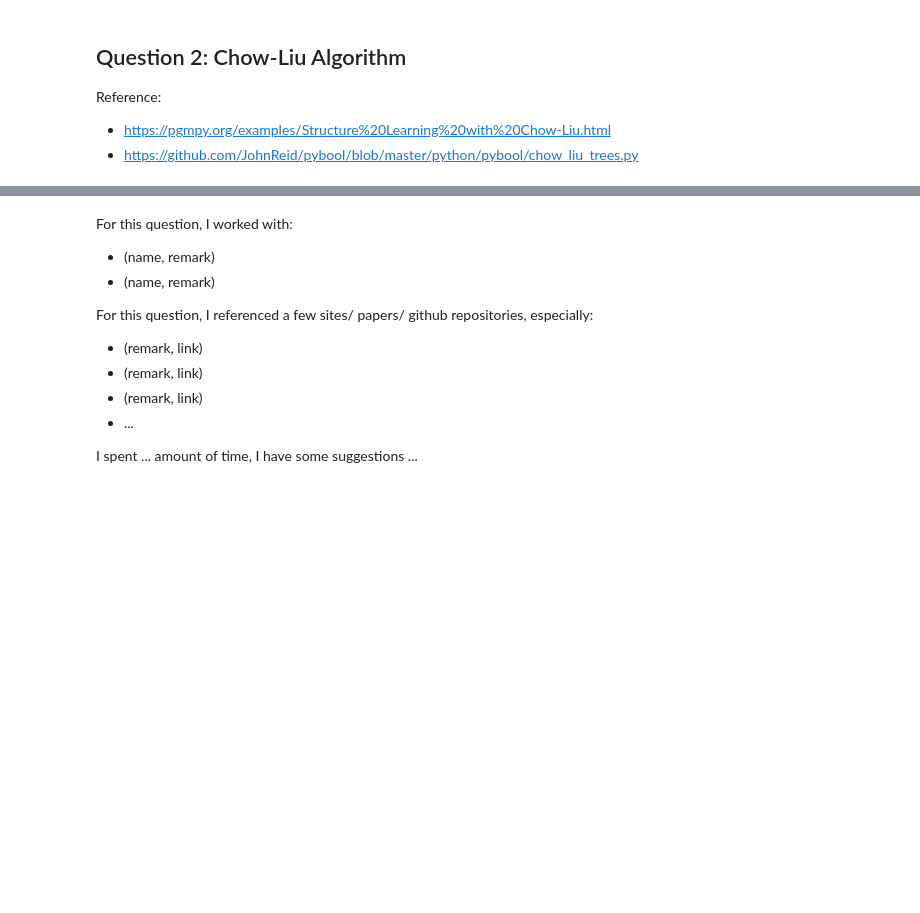
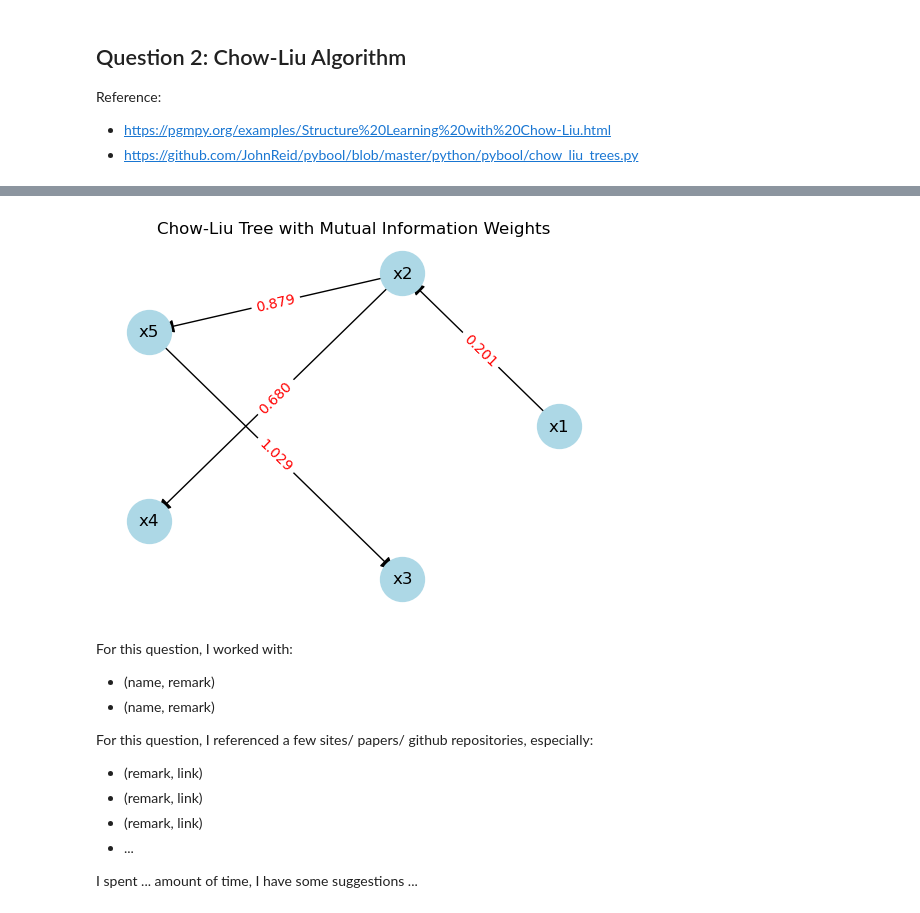
Before and after one commit to jinyi12/ECE689_Adv_DL_Sp2025, a Jupyter notebook: HW2/HW2_2025-1.ipynb, the cells around one changed output, grey strips where cells are left out. Saved outputs shown, nothing was run; the diff lists cells and outputs as text; code cells hidden in the pictures; blank space fills up the shorter version.

```diff
--- a/HW2/HW2_2025-1.ipynb
+++ b/HW2/HW2_2025-1.ipynb
@@ -121,0 +621,75 @@ Reference:
+# %%
+# compare with pgmpy implementation
+import pandas as pd
+from pgmpy.estimators import TreeSearch
+from sklearn.feature_selection import mutual_info_regression
+# samples df
+samples_df = pd.DataFrame(samples.numpy(), columns=['x1', 'x2', 'x3', 'x4', 'x5'])
+
+print(samples_df.head())
+
+# assert same
+assert (samples_df.values == samples.numpy()).all()
+
+def mutual_info_wrapper(x, y):
+    # If x is a Series, convert it to a DataFrame
+    if isinstance(x, pd.Series):
+        x = x.to_frame()
+    # mutual_info_regression expects X as 2D and y as 1D
+    # Note: mutual_info_regression returns an array, so take the first element for a single feature.
+    return mutual_info_regression(x, y)[0]
+
+est = TreeSearch(samples_df, root_node='x1')
+weights = est._get_weights(data=samples_df, edge_weights_fn=mutual_info_wrapper)
+model = est.estimate(estimator_type='chow-liu', edge_weights_fn=mutual_info_wrapper)
+
+# Let's use a circular layout to help ensure that node positions are well separated.
+pos = nx.circular_layout(model)
+
+# Optionally, filter out any edges connecting nodes with nearly identical positions.
+filtered_edges = []
+for u, v in model.edges():
+    if not np.allclose(pos[u], pos[v], atol=1e-3):
+        filtered_edges.append((u, v))
+if len(filtered_edges) < model.number_of_edges():
+    print("Warning: Some edges had degenerate positions and were omitted.")
+
+# Draw nodes and their labels.
+nx.draw_networkx_nodes(model, pos, node_color="lightblue", node_size=1000)
+nx.draw_networkx_labels(model, pos, font_size=12, font_color="black")
+
+# Draw edges with explicit arrow parameters.
+nx.draw_networkx_edges(
+    model,
+    pos,
+    edgelist=filtered_edges,
+    arrows=True,
+    arrowsize=20,
+    arrowstyle="-|>",
+    connectionstyle="arc3,rad=0.0"  # Forces straight-line connections
+)
+
+# Build edge labels using the mutual information weights.
+columns_order = list(samples_df.columns)  # e.g., ['x1', 'x2', ...]
+edge_labels = {}
+for u, v in model.edges():
+    # Only assign labels for filtered edges.
+    if (u, v) in filtered_edges:
+        i = columns_order.index(u)
+        j = columns_order.index(v)
+        edge_labels[(u, v)] = f"{weights[i, j]:.3f}"
+
+# Draw edge labels with the same connection style.
+nx.draw_networkx_edge_labels(
+    model,
+    pos,
+    edge_labels=edge_labels,
+    font_color="red",
+    font_size=10,
+    connectionstyle="arc3,rad=0.0"
+)
+
+plt.title("Chow-Liu Tree with Mutual Information Weights")
+plt.axis("off")
+plt.show()
+# %% [output]
@@ -122,3 +702,4 @@ Reference:
+[figure, added]
 # %% [markdown]
 For this question, I worked with:
 
```
Also changed, not shown: parts of 30 cells of this notebook, 1 other file.
